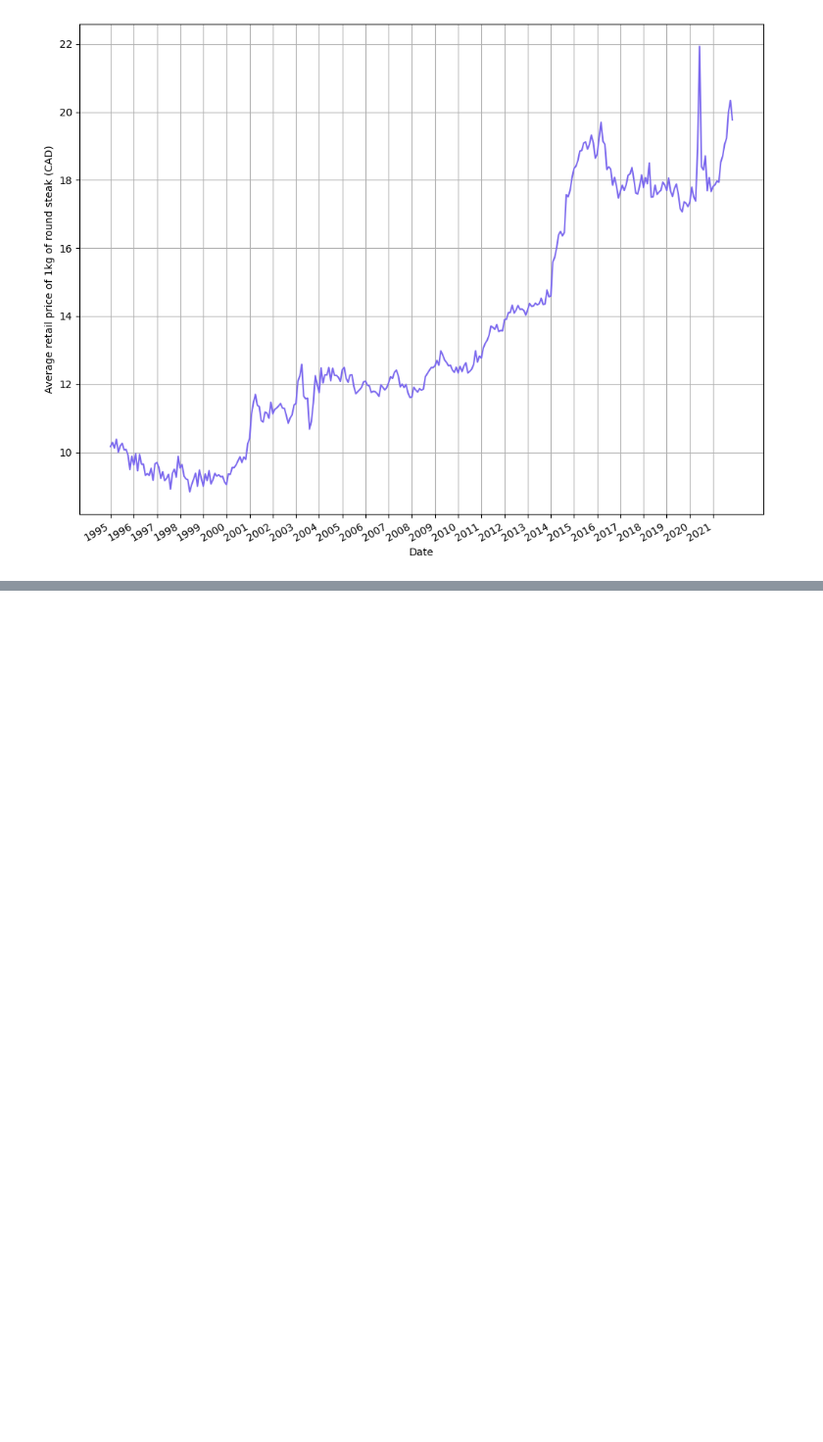
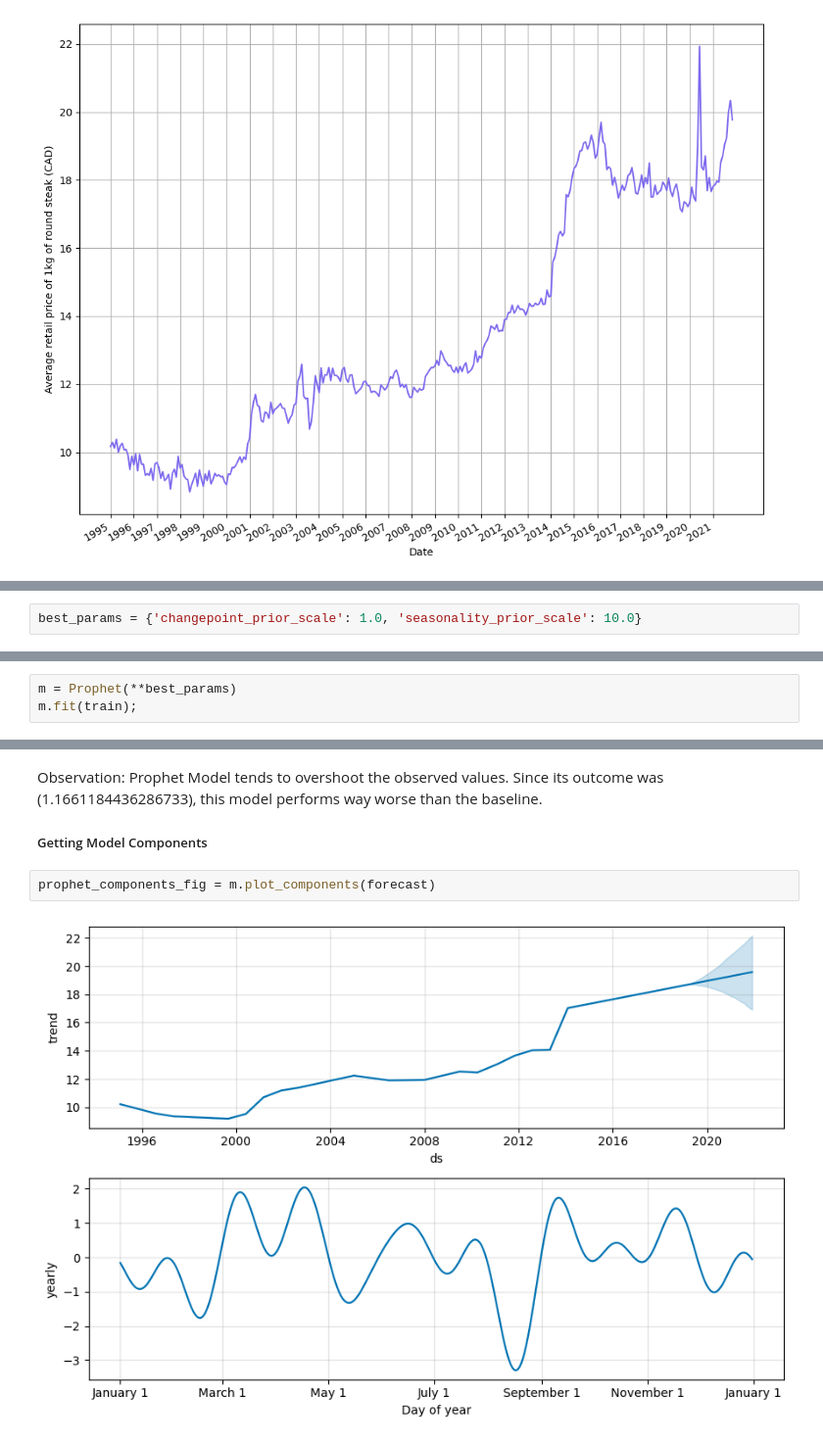
Before and after one commit to joakor89/Time_series_in_python, a Jupyter notebook: chap_20/price_steak_CAD.ipynb, the cells around one changed output, grey strips where cells are left out. Shown at 98% size. Saved outputs shown, nothing was run; the diff lists cells and outputs as text; blank space fills up the shorter version.

```diff
--- a/chap_20/price_steak_CAD.ipynb
+++ b/chap_20/price_steak_CAD.ipynb
@@ -113,0 +362,2 @@ plt.tight_layout()
+# %%
+best_params = {'changepoint_prior_scale': 1.0, 'seasonality_prior_scale': 10.0}
@@ -113,0 +366,3 @@ plt.tight_layout()
+# %%
+m = Prophet(**best_params)
+m.fit(train);
@@ -113,0 +451,9 @@ plt.tight_layout()
+# %% [markdown]
+Observation: Prophet Model tends to overshoot the observed values. Since its outcome was (1.1661184436286733), this model
+performs way worse than the baseline.
+
+##### Getting Model Components
+# %%
+prophet_components_fig = m.plot_components(forecast)
+# %% [output]
+[figure, added]
```
Also changed, not shown: parts of 44 cells of this notebook.
